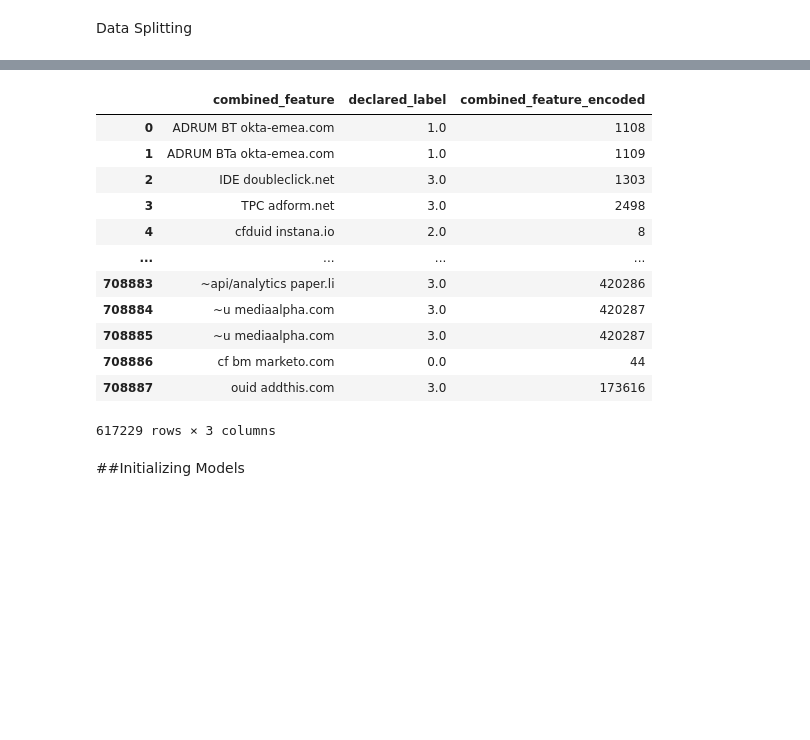
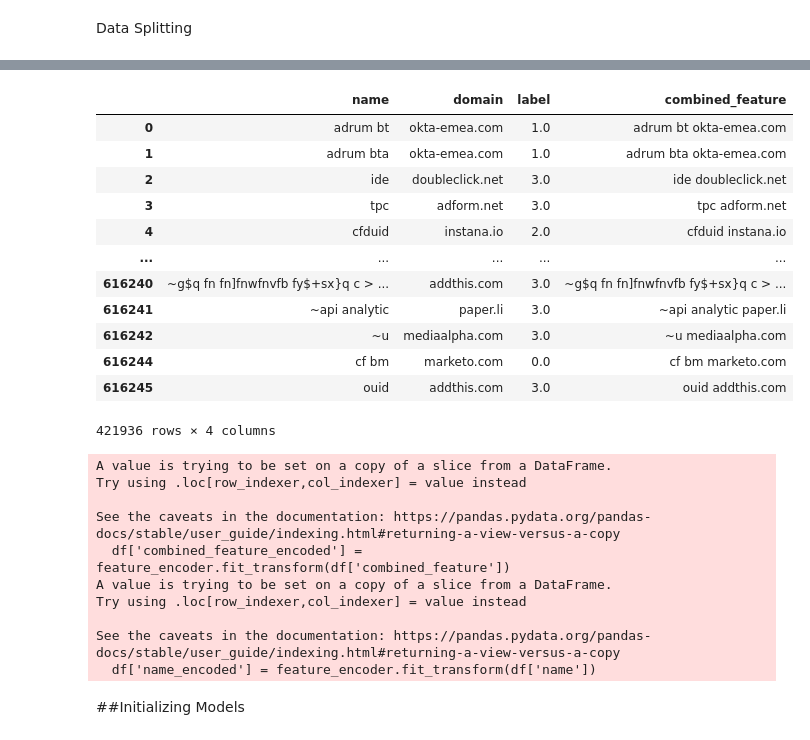
Before and after one commit to mariambabarkhan/cookie-classifier, a Jupyter notebook: cookie_classifier.ipynb, the cells around one changed output, grey strips where cells are left out. Saved outputs shown, nothing was run; the diff lists cells and outputs as text; code cells hidden in the pictures; blank space fills up the shorter version.

```diff
--- a/cookie_classifier.ipynb
+++ b/cookie_classifier.ipynb
@@ -64,2 +15,4 @@ dtype: int64
+# %%
+data=pd.read_csv('/content/processed_labelled_data.csv')
 # %%
-data = data.dropna(subset=['declared_label'])
+data = data.dropna(subset=['name'])
@@ -112,0 +21,4 @@ df
+# %%
+df = data.copy()
+# %%
+df.rename(columns={'cookie_feature': 'combined_feature'}, inplace=True)
@@ -112,0 +41,17 @@ df
+# %%
+df_no_duplicates = df.drop_duplicates()
+df_no_duplicates
+# %% [output]
+|  | name | domain | label | combined_feature |
+| 0 | adrum bt | okta-emea.com | 1.0 | adrum bt okta-emea.com |
+| 1 | adrum bta | okta-emea.com | 1.0 | adrum bta okta-emea.com |
+| 2 | ide | doubleclick.net | 3.0 | ide doubleclick.net |
+| 3 | tpc | adform.net | 3.0 | tpc adform.net |
+| 4 | cfduid | instana.io | 2.0 | cfduid instana.io |
+| ... | ... | ... | ... | ... |
+| 616240 | ~g$q fn fn]fnwfnvfb fy$+sx}q c > ... | addthis.com | 3.0 | ~g$q fn fn]fnwfnvfb fy$+sx}q c > ... |
+| 616241 | ~api analytic | paper.li | 3.0 | ~api analytic paper.li |
+| 616242 | ~u | mediaalpha.com | 3.0 | ~u mediaalpha.com |
+| 616244 | cf bm | marketo.com | 0.0 | cf bm marketo.com |
+| 616245 | ouid | addthis.com | 3.0 | ouid addthis.com |
+421936 rows × 4 columns
@@ -113,18 +60,15 @@ df
 # %%
 feature_encoder = LabelEncoder()
 df['combined_feature_encoded'] = feature_encoder.fit_transform(df['combined_feature'])
-df
+df['name_encoded'] = feature_encoder.fit_transform(df['name'])
 # %% [output]
-|  | combined_feature | declared_label | combined_feature_encoded |
-| 0 | ADRUM BT okta-emea.com | 1.0 | 1108 |
-| 1 | ADRUM BTa okta-emea.com | 1.0 | 1109 |
-| 2 | IDE doubleclick.net | 3.0 | 1303 |
-| 3 | TPC adform.net | 3.0 | 2498 |
-| 4 | cfduid instana.io | 2.0 | 8 |
-| ... | ... | ... | ... |
-| 708883 | ~api/analytics paper.li | 3.0 | 420286 |
-| 708884 | ~u mediaalpha.com | 3.0 | 420287 |
-| 708885 | ~u mediaalpha.com | 3.0 | 420287 |
-| 708886 | cf bm marketo.com | 0.0 | 44 |
-| 708887 | ouid addthis.com | 3.0 | 173616 |
-617229 rows × 3 columns
+A value is trying to be set on a copy of a slice from a DataFrame.
+Try using .loc[row_indexer,col_indexer] = value instead
+
+See the caveats in the documentation: https://pandas.pydata.org/pandas-docs/stable/user_guide/indexing.html#returning-a-view-versus-a-copy
+  df['combined_feature_encoded'] = feature_encoder.fit_transform(df['combined_feature'])
+A value is trying to be set on a copy of a slice from a DataFrame.
+Try using .loc[row_indexer,col_indexer] = value instead
+
+See the caveats in the documentation: https://pandas.pydata.org/pandas-docs/stable/user_guide/indexing.html#returning-a-view-versus-a-copy
+  df['name_encoded'] = feature_encoder.fit_transform(df['name'])
```
Also changed, not shown: parts of 68 cells of this notebook.
